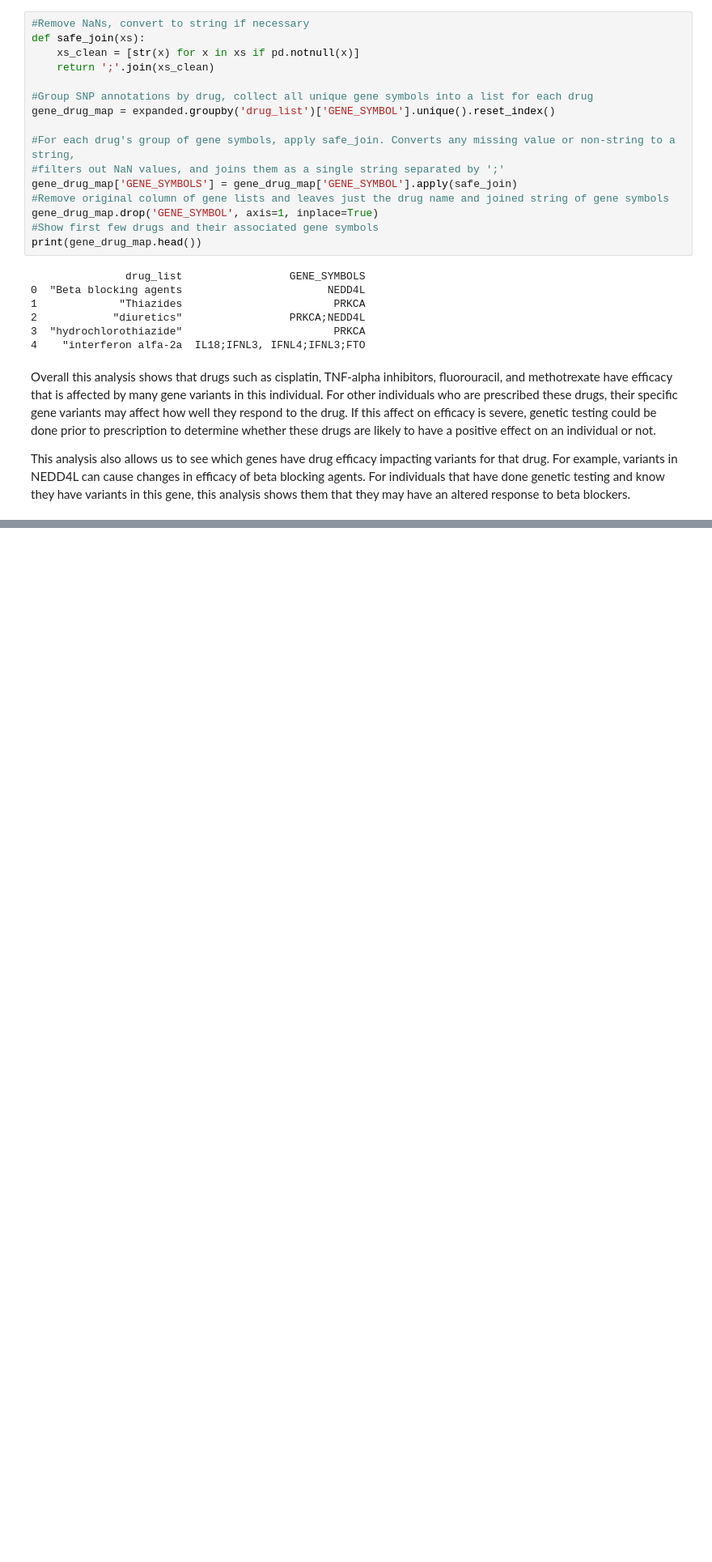
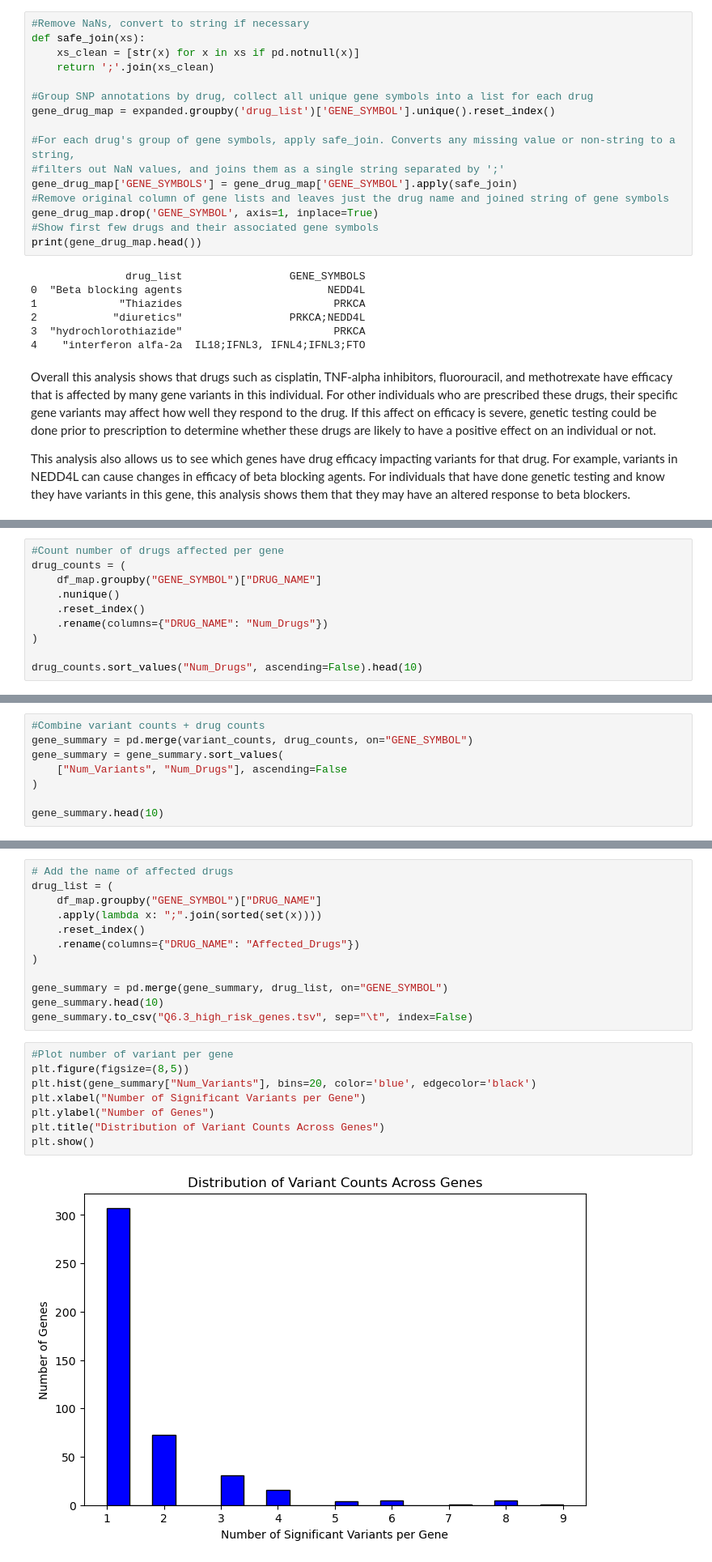
Before and after one commit to GSYH/Team-4_Project-1, a Jupyter notebook: Drug annotation of 23andme.ipynb, the cells around one changed output, grey strips where cells are left out. Shown at 81% size. Cells and saved outputs as stored; diff of their text form; blank space fills up the shorter version.

```diff
--- a/Drug annotation of 23andme.ipynb
+++ b/Drug annotation of 23andme.ipynb
@@ -324,0 +360,10 @@ This analysis also allows us to see which genes have drug efficacy impacting var
+# %%
+#Count number of drugs affected per gene
+drug_counts = (
+    df_map.groupby("GENE_SYMBOL")["DRUG_NAME"]
+    .nunique()
+    .reset_index()
+    .rename(columns={"DRUG_NAME": "Num_Drugs"})
+)
+
+drug_counts.sort_values("Num_Drugs", ascending=False).head(10)
@@ -324,0 +382,8 @@ This analysis also allows us to see which genes have drug efficacy impacting var
+# %%
+#Combine variant counts + drug counts
+gene_summary = pd.merge(variant_counts, drug_counts, on="GENE_SYMBOL")
+gene_summary = gene_summary.sort_values(
+    ["Num_Variants", "Num_Drugs"], ascending=False
+)
+
+gene_summary.head(10)
@@ -324,0 +402,22 @@ This analysis also allows us to see which genes have drug efficacy impacting var
+# %%
+# Add the name of affected drugs
+drug_list = (
+    df_map.groupby("GENE_SYMBOL")["DRUG_NAME"]
+    .apply(lambda x: ";".join(sorted(set(x))))
+    .reset_index()
+    .rename(columns={"DRUG_NAME": "Affected_Drugs"})
+)
+
+gene_summary = pd.merge(gene_summary, drug_list, on="GENE_SYMBOL")
+gene_summary.head(10)
+gene_summary.to_csv("Q6.3_high_risk_genes.tsv", sep="\t", index=False)
+# %%
+#Plot number of variant per gene
+plt.figure(figsize=(8,5))
+plt.hist(gene_summary["Num_Variants"], bins=20, color='blue', edgecolor='black')
+plt.xlabel("Number of Significant Variants per Gene")
+plt.ylabel("Number of Genes")
+plt.title("Distribution of Variant Counts Across Genes")
+plt.show()
+# %% [output]
+[figure, added]
```
Also changed, not shown: parts of 11 cells of this notebook, 1 other file.
